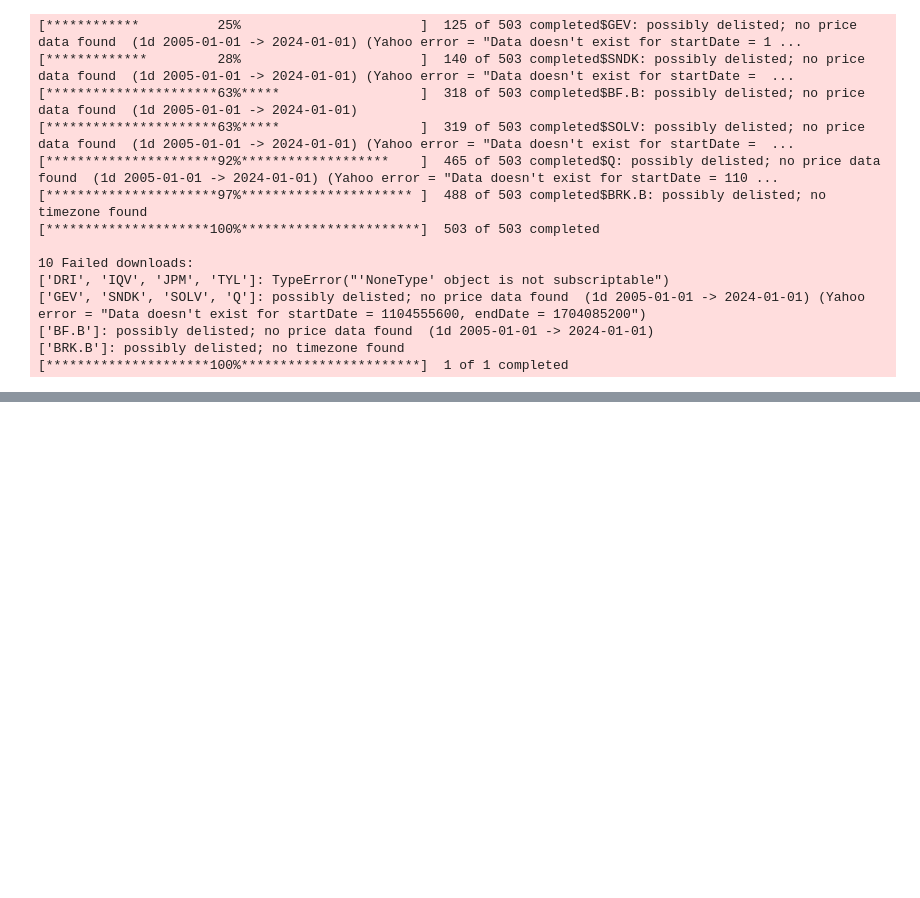
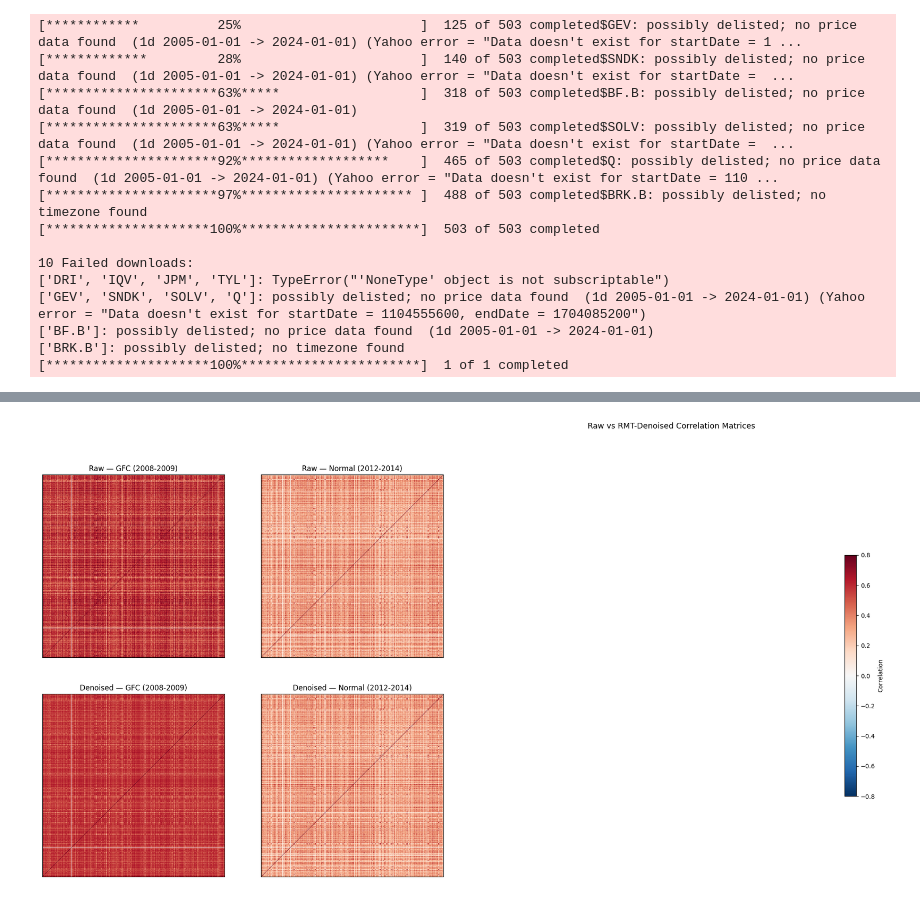
Before and after one commit to jaisheth0/rmt-correlation-denoising, a Jupyter notebook: notebook.ipynb, the cells around one changed output, grey strips where cells are left out. Cells and saved outputs as stored; diff of their text form; code cells hidden in the pictures; blank space fills up the shorter version.

```diff
--- a/notebook.ipynb
+++ b/notebook.ipynb
@@ -41,0 +159,22 @@ vix.to_csv('data/vix.csv')
+# %%
+# C 11: denoise function + run on all regimes
+def denoiseMatrix(eigenvalues, eigenvectors, lambdaPlus):
+    lambdas = eigenvalues.copy()
+    noiseMask = lambdas <= lambdaPlus
+    if noiseMask.sum() > 0:
+        lambdas[noiseMask] = lambdas[noiseMask].mean()
+
+    cDenoised = eigenvectors @ np.diag(lambdas) @ eigenvectors.T
+
+    # rescale diagonal back to 1
+    d = np.sqrt(np.diag(cDenoised))
+    d[d < 1e-10] = 1.0
+    cDenoised = cDenoised / np.outer(d, d)
+    np.fill_diagonal(cDenoised, 1.0)
+    return cDenoised
+
+for name, data in regimeAnalysis.items():
+    cDn = denoiseMatrix(data['eigenvalues'], data['eigenvectors'], data['lambdaPlus'])
+    regimeAnalysis[name]['cDenoised'] = cDn
+    offDiagMean = (cDn.sum() - cDn.shape[0]) / (cDn.shape[0] * (cDn.shape[0] - 1))
+    print(f"{name:<25}  off-diag mean corr = {offDiagMean:.4f}")
@@ -41,0 +383,22 @@ vix.to_csv('data/vix.csv')
+# %%
+# C 16: Plot 2 — Raw vs denoised correlation heatmaps
+fig, axes = plt.subplots(2, 2, figsize=(14, 12))
+
+pairNames = ['Normal (2012-2014)', 'GFC (2008-2009)']
+
+for col, rName in enumerate(pairNames):
+    axes[0, col].imshow(regimeAnalysis[rName]['C'], cmap='RdBu_r', vmin=-0.8, vmax=0.8, aspect='auto')
+    axes[0, col].set_title(f'Raw — {rName}')
+    axes[0, col].set_xticks([]); axes[0, col].set_yticks([])
+
+    im = axes[1, col].imshow(regimeAnalysis[rName]['cDenoised'], cmap='RdBu_r', vmin=-0.8, vmax=0.8, aspect='auto')
+    axes[1, col].set_title(f'Denoised — {rName}')
+    axes[1, col].set_xticks([]); axes[1, col].set_yticks([])
+
+plt.colorbar(im, ax=axes, shrink=0.6, label='Correlation',  pad = 1.7)
+plt.suptitle('Raw vs RMT-Denoised Correlation Matrices', fontsize=13)
+plt.tight_layout()
+plt.savefig('plots/plot2_heatmaps.png', dpi=150, bbox_inches='tight')
+plt.show()
+# %% [output]
+[figure, added]
```
Also changed, not shown: parts of 20 cells of this notebook, 7 other files.
